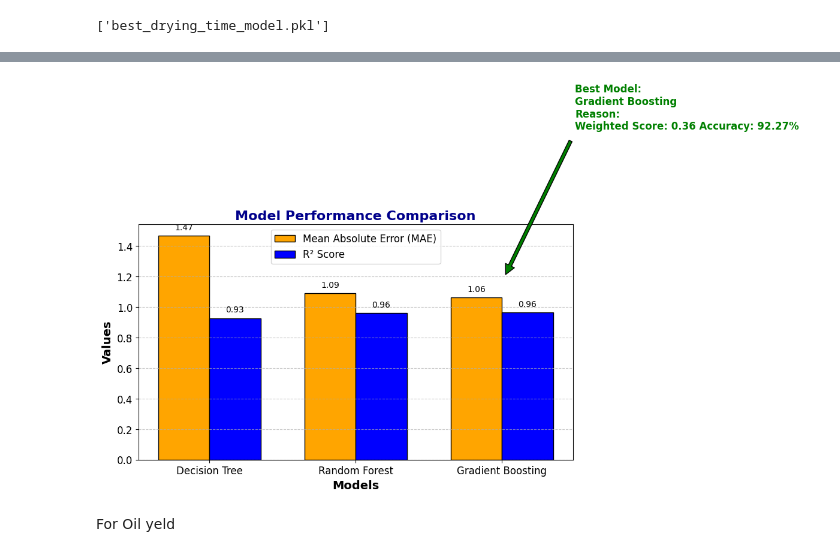
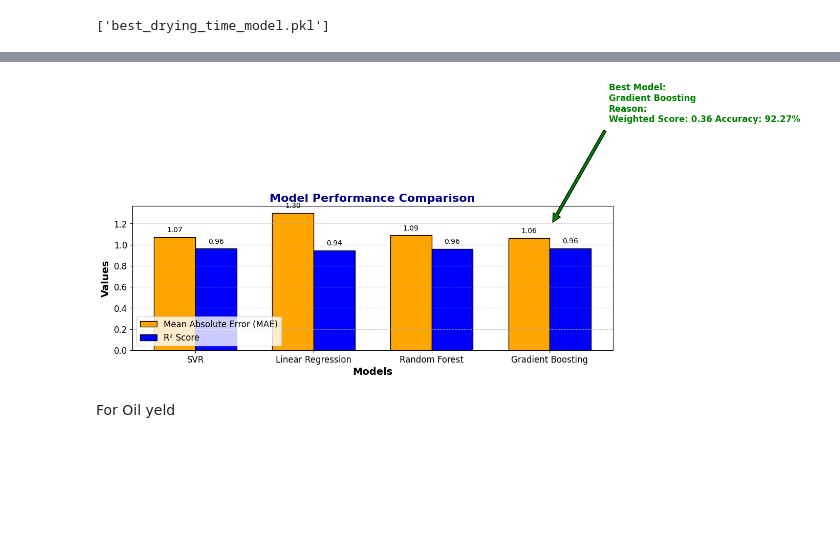
Before and after one commit to thanujaD00/Research_Procjct, a Jupyter notebook: PredictDryingTimeInCopra/model training.ipynb, the cells around one changed output, grey strips where cells are left out. Saved outputs shown, nothing was run; the diff lists cells and outputs as text; code cells hidden in the pictures; blank space fills up the shorter version.

Commit message:
Update model

```diff
--- a/PredictDryingTimeInCopra/model training.ipynb
+++ b/PredictDryingTimeInCopra/model training.ipynb
@@ -70,11 +79,11 @@ def calculate_accuracy(y_true, y_pred):
 # %%
-# Train Decision Tree Regressor
-dt_model = DecisionTreeRegressor(random_state=42)
-dt_model.fit(X_train, y_train)
-dt_y_pred = dt_model.predict(X_test)
-dt_mae = mean_absolute_error(y_test, dt_y_pred)
-dt_r2 = r2_score(y_test, dt_y_pred)
-dt_accuracy = calculate_accuracy(y_test, dt_y_pred)
+# Train Linear Regressor
+lr_model = LinearRegression()
+lr_model.fit(X_train, y_train)
+lr_y_pred = lr_model.predict(X_test)
+lr_mae = mean_absolute_error(y_test, lr_y_pred)
+lr_r2 = r2_score(y_test, lr_y_pred)
+lr_accuracy = calculate_accuracy(y_test, lr_y_pred)
 # %%
 # Train Random Forest Regressor
 rf_model = RandomForestRegressor(n_estimators=100, random_state=42)
@@ -182,35 +206,43 @@ Predicted Drying Time (API Input) (hrs): 21.84
 # %%
+# Visualization of model performance
 import matplotlib.pyplot as plt
+
 # Determine the best model
-if gb_score > rf_score and gb_score > dt_score:
+if gb_score > rf_score and gb_score > svr_score and gb_score > lr_score:
     best_model = "Gradient Boosting"
     reason = (
         f"Weighted Score: {gb_score:.2f} "
         f"Accuracy: {gb_accuracy:.2f}% "
     )
-elif rf_score > dt_score:
+elif rf_score > svr_score and rf_score > lr_score:
     best_model = "Random Forest"
     reason = (
-        f"Weighted Score: {rf_score:.2f} (Higher than Decision Tree),\n "
-        f"Accuracy: {rf_accuracy:.2f}% (Higher than Decision Tree: {dt_accuracy:.2f}%)"
+        f"Weighted Score: {rf_score:.2f} (Higher than SVR and Linear Regression),\n "
+        f"Accuracy: {rf_accuracy:.2f}%"
+    )
+elif svr_score > lr_score:
+    best_model = "Support Vector Regression"
+    reason = (
+        f"Weighted Score: {svr_score:.2f}\n (Higher than Linear Regression), \n"
+        f"Accuracy: {svr_accuracy:.2f}%"
     )
 else:
-    best_model = "Decision Tree"
+    best_model = "Linear Regression"
     reason = (
-        f"Weighted Score: {dt_score:.2f}\n (Higher than Random Forest), \n"
-        f"Accuracy: {dt_accuracy:.2f}%\ (Higher than Random Forest: {rf_accuracy:.2f}%)"
+        f"Weighted Score: {lr_score:.2f}\n"
+        f"Accuracy: {lr_accuracy:.2f}%"
     )
 
 # Data for the models
-labels = ['Decision Tree', 'Random Forest', 'Gradient Boosting']
-mae_values = [dt_mae, rf_mae, gb_mae]
-r2_values = [dt_r2, rf_r2, gb_r2]
+labels = ['SVR', 'Linear Regression', 'Random Forest', 'Gradient Boosting']
+mae_values = [svr_mae, lr_mae, rf_mae, gb_mae]
+r2_values = [svr_r2, lr_r2, rf_r2, gb_r2]
 
 x = np.arange(len(labels))  # Label locations
 width = 0.35  # Bar width
 
 # Plot the graph
-fig, ax = plt.subplots(figsize=(12, 8))
+fig, ax = plt.subplots(figsize=(14, 8))
 bar1 = ax.bar(x - width/2, mae_values, width, label='Mean Absolute Error (MAE)', color='orange', edgecolor='black')
 bar2 = ax.bar(x + width/2, r2_values, width, label='R² Score', color='blue', edgecolor='black')
 
@@ -224,34 +256,34 @@ ax.legend(fontsize=12)
 ax.grid(axis='y', linestyle='--', alpha=0.7)
 
 # Annotate bars with values
 for bar in bar1:
     height = bar.get_height()
     ax.annotate(f'{height:.2f}', xy=(bar.get_x() + bar.get_width() / 2, height),
                 xytext=(0, 5), textcoords="offset points", ha='center', va='bottom', fontsize=10, color='black')
 
 for bar in bar2:
     height = bar.get_height()
     ax.annotate(f'{height:.2f}', xy=(bar.get_x() + bar.get_width() / 2, height),
                 xytext=(0, 5), textcoords="offset points", ha='center', va='bottom', fontsize=10, color='black')
 
 # Highlight the best model with an arrow and text
 best_model_index = labels.index(best_model)
 best_model_x = x[best_model_index]  # X-coordinate for the best model
 best_model_y = max(mae_values[best_model_index], r2_values[best_model_index]) + 0.1  # Y-coordinate above the highest bar
 
 ax.annotate(f"Best Model:\n{best_model}\nReason:\n{reason}",
             xy=(best_model_x, best_model_y),
             xytext=(best_model_x + 0.5, best_model_y + 1),
             fontsize=12, color='green', fontweight='bold',
             arrowprops=dict(facecolor='green', shrink=0.05, edgecolor='black'))
 
 # Add additional styling
 plt.xticks(fontsize=12)
 plt.yticks(fontsize=12)
 plt.tight_layout()
 plt.show()
 # %% [output]
-[figure, old version]
+[figure, new version]
 # %% [markdown]
 For Oil yeld
 # %%
```
Also changed, not shown: parts of 6 cells of this notebook, 2 other files.
